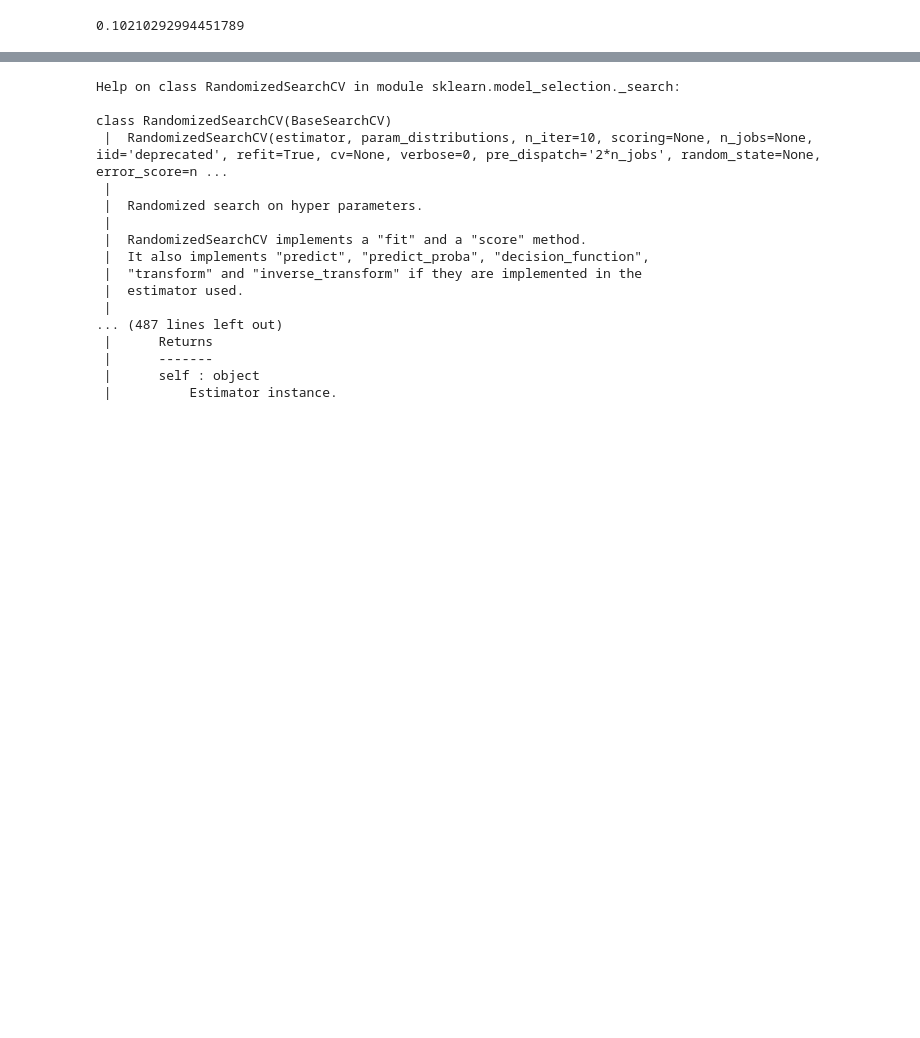
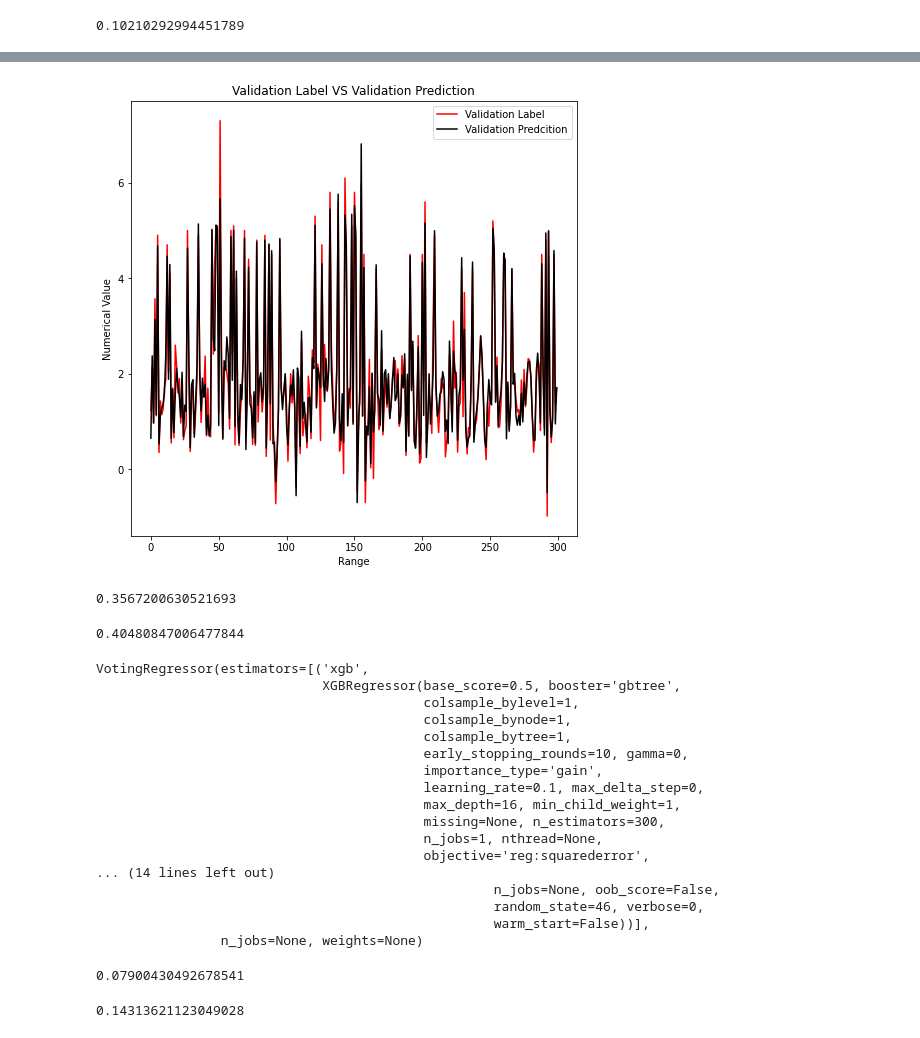
Before and after one commit to hungrycarpet/Quakedet, a Jupyter notebook: earthquake.ipynb, the cells around one changed output, grey strips where cells are left out. Saved outputs shown, nothing was run; the diff lists cells and outputs as text; code cells hidden in the pictures; blank space fills up the shorter version.

```diff
--- a/earthquake.ipynb
+++ b/earthquake.ipynb
@@ -602,0 +593,13 @@ NameError: ignored
+# %%
+r=300
+fig=plt.figure(figsize=(8,8))
+ax=fig.add_subplot(1,1,1)
+t1=ax.plot(range(r),valY_mag[0:r],color='r',label='Validation Label')
+t2=ax.plot(range(r),xgb.predict(valX_mag2[0:r]),color='k',label='Validation Predcition')
+ax.set_xlabel('Range',)
+ax.set_ylabel('Numerical Value')
+ax.legend()
+ax.set_title('Validation Label VS Validation Prediction')
+fig.show()
+# %% [output]
+[figure, added]
@@ -603,20 +609,31 @@ NameError: ignored
+# %%
+mean_squared_error(trainY_mag,svr.predict(trainX_mag2))
+# %% [output]
+0.3567200630521693
+# %%
+mean_squared_error(valY_mag,svr.predict(valX_mag2))
+# %% [output]
+0.40480847006477844
 # %%
-vr=VotingRegressor([('xgb',xgb_best),('svr',svr_best),('rfg_new',rfg_new_best)])
+vr=VotingRegressor([('xgb',xgb),
+                    ('svr',svr),
+                    ('rgf_new',rfg_new)])
+vr.fit(trainX_mag2,trainY_mag)
 # %% [output]
-Help on class RandomizedSearchCV in module sklearn.model_selection._search:
-
-class RandomizedSearchCV(BaseSearchCV)
- |  RandomizedSearchCV(estimator, param_distributions, n_iter=10, scoring=None, n_jobs=None, iid='deprecated', refit=True, cv=None, verbose=0, pre_dispatch='2*n_jobs', random_state=None, error_score=n ...
- |
- |  Randomized search on hyper parameters.
- |
- |  RandomizedSearchCV implements a "fit" and a "score" method.
- |  It also implements "predict", "predict_proba", "decision_function",
- |  "transform" and "inverse_transform" if they are implemented in the
- |  estimator used.
- |
-... (487 lines left out)
- |      Returns
- |      -------
- |      self : object
- |          Estimator instance.
+VotingRegressor(estimators=[('xgb',
+                             XGBRegressor(base_score=0.5, booster='gbtree',
+                                          colsample_bylevel=1,
+                                          colsample_bynode=1,
+                                          colsample_bytree=1,
+                                          early_stopping_rounds=10, gamma=0,
+                                          importance_type='gain',
+                                          learning_rate=0.1, max_delta_step=0,
+                                          max_depth=16, min_child_weight=1,
+                                          missing=None, n_estimators=300,
+                                          n_jobs=1, nthread=None,
+                                          objective='reg:squarederror',
+... (14 lines left out)
+                                                   n_jobs=None, oob_score=False,
+                                                   random_state=46, verbose=0,
+                                                   warm_start=False))],
+                n_jobs=None, weights=None)
@@ -626,0 +640,8 @@ class MyNeuralNet(keras.Models):
+# %%
+mean_squared_error(trainY_mag,vr.predict(trainX_mag2))
+# %% [output]
+0.07900430492678541
+# %%
+mean_squared_error(valY_mag,vr.predict(valX_mag2))
+# %% [output]
+0.14313621123049028
```
Also changed, not shown: parts of 17 cells of this notebook.
